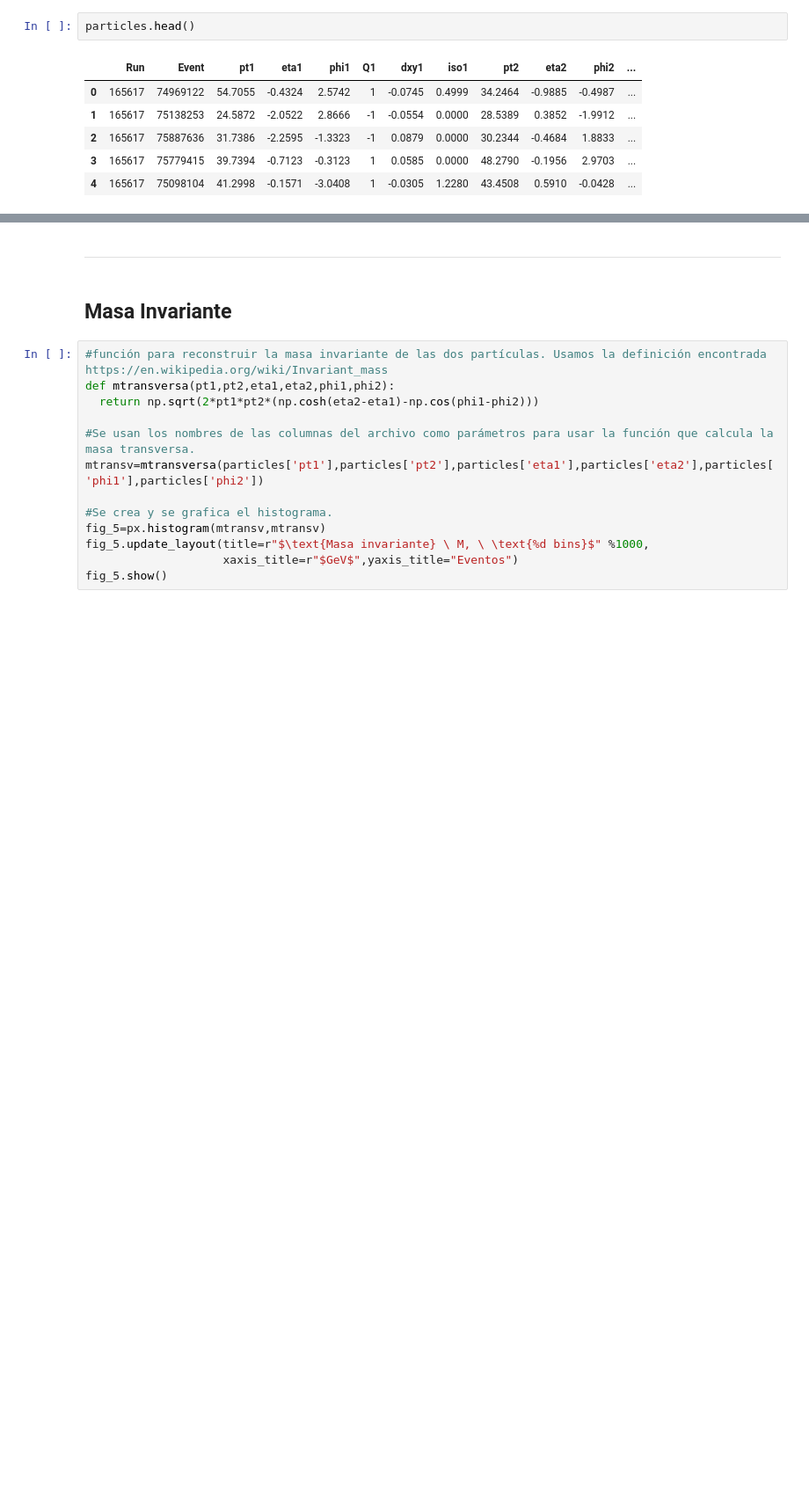
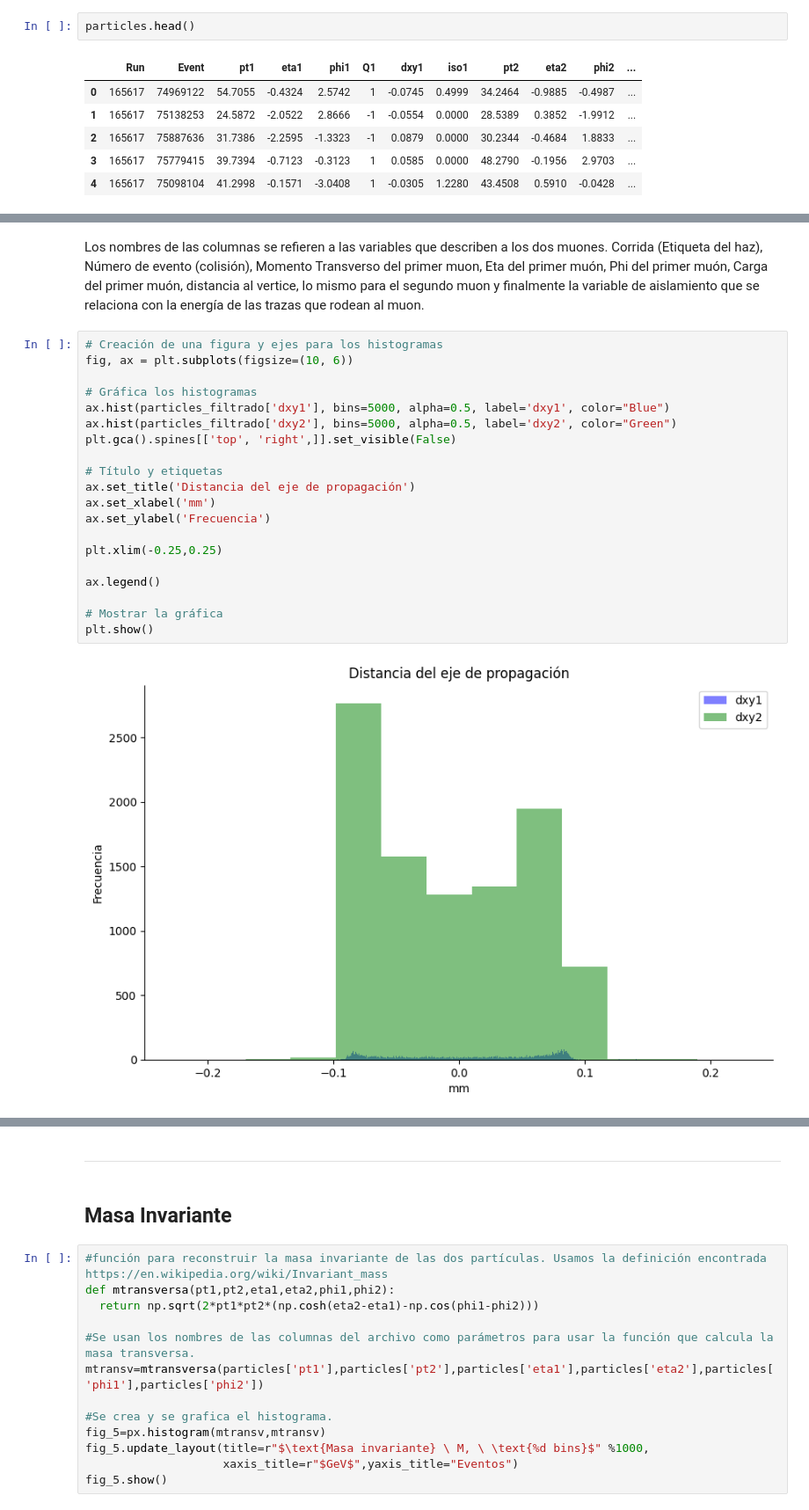
Before and after one commit to ProgramasParaFisicaDeParticulas/lecturadecvsopendatacvsfiles-Jorge-1501, a Jupyter notebook: LeyendoCSVDelOpendataDelCMS.ipynb, the cells around one changed output, grey strips where cells are left out. Shown at 88% size. Cells and saved outputs as stored; diff of their text form; blank space fills up the shorter version.

```diff
--- a/LeyendoCSVDelOpendataDelCMS.ipynb
+++ b/LeyendoCSVDelOpendataDelCMS.ipynb
@@ -183,0 +267,24 @@ plt.gca().spines[['top', 'right',]].set_visible(False)
+# %% [markdown]
+Los nombres de las columnas se refieren a las variables que describen a los dos muones. Corrida (Etiqueta del haz), Número de evento (colisión), Momento Transverso del primer muon, Eta del primer muón, Phi del primer muón, Carga del primer muón, distancia al vertice, lo mismo para el segundo muon y finalmente la variable de aislamiento que se relaciona con la energía de las trazas que rodean al muon.
+# %%
+# Creación de una figura y ejes para los histogramas
+fig, ax = plt.subplots(figsize=(10, 6))
+
+# Gráfica los histogramas
+ax.hist(particles_filtrado['dxy1'], bins=5000, alpha=0.5, label='dxy1', color="Blue")
+ax.hist(particles_filtrado['dxy2'], bins=5000, alpha=0.5, label='dxy2', color="Green")
+plt.gca().spines[['top', 'right',]].set_visible(False)
+
+# Título y etiquetas
+ax.set_title('Distancia del eje de propagación')
+ax.set_xlabel('mm')
+ax.set_ylabel('Frecuencia')
+
+plt.xlim(-0.25,0.25)
+
+ax.legend()
+
+# Mostrar la gráfica
+plt.show()
+# %% [output]
+[figure, added]
```
Also changed, not shown: parts of 62 cells of this notebook.
